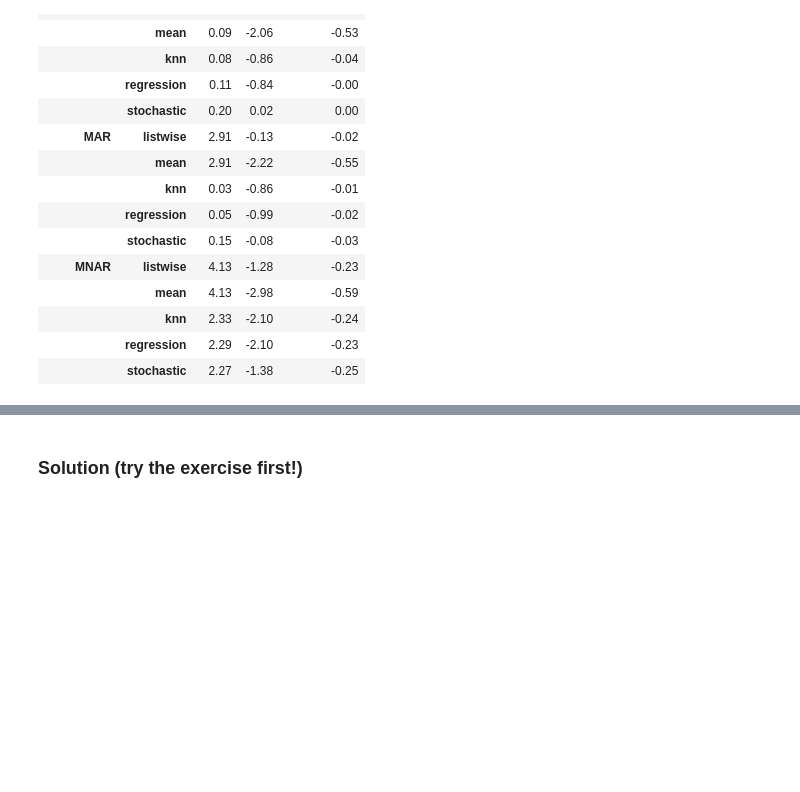
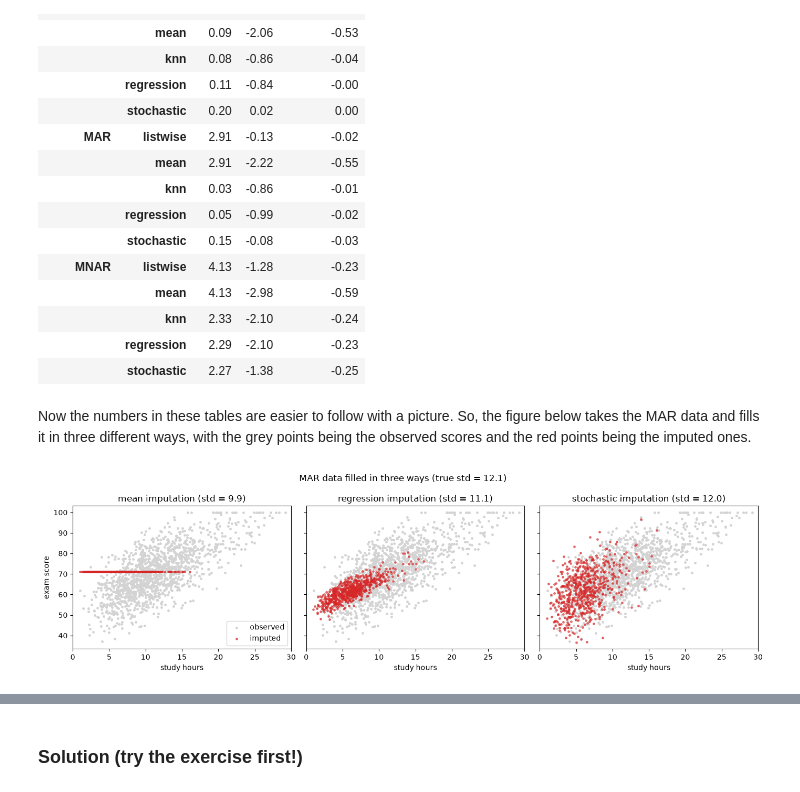
Before and after one commit to thepenguinsfan/uofg, a Jupyter notebook: CIS4020/a3/a3_LucLevesque.ipynb, the cells around one changed output, grey strips where cells are left out. Saved outputs shown, nothing was run; the diff lists cells and outputs as text; code cells hidden in the pictures; blank space fills up the shorter version.

```diff
--- a/CIS4020/a3/a3_LucLevesque.ipynb
+++ b/CIS4020/a3/a3_LucLevesque.ipynb
@@ -245,4 +321,27 @@ bias.round(2)          # estimate minus truth; 0 = perfect
 |  | knn | 2.33 | -2.10 | -0.24 |
 |  | regression | 2.29 | -2.10 | -0.23 |
 |  | stochastic | 2.27 | -1.38 | -0.25 |
+# %% [markdown]
+Now the numbers in these tables are easier to follow with a picture. So, the figure below takes the MAR data and fills it in three different ways, with the grey points being the observed scores and the red points being the imputed ones.
+# %%
+mar = datasets["MAR"]
+was_missing = mar["exam_score"].isna()
+
+fig, axes = plt.subplots(1, 3, figsize=(14, 4), sharey=True)
+for ax, meth in zip(axes, ["mean", "regression", "stochastic"]):
+    filled = impute(mar, meth)
+    ax.scatter(filled.loc[~was_missing, "study_hours"], filled.loc[~was_missing, "exam_score"],
+               s=6, color="lightgrey", label="observed")
+    ax.scatter(filled.loc[was_missing, "study_hours"], filled.loc[was_missing, "exam_score"],
+               s=6, color="tab:red", alpha=0.6, label="imputed")
+    ax.set_title(f"{meth} imputation (std = {filled['exam_score'].std():.1f})")
+    ax.set_xlabel("study hours")
+    ax.set_xlim(0, 30)
+axes[0].set_ylabel("exam score")
+axes[0].legend(loc="lower right")
+plt.suptitle(f"MAR data filled in three ways (true std = {truth['std']:.1f})")
+plt.tight_layout()
+plt.show()
+# %% [output]
+[figure, added]
 # %% [markdown]
```
Also changed, not shown: parts of 23 cells of this notebook, 6 other files.
